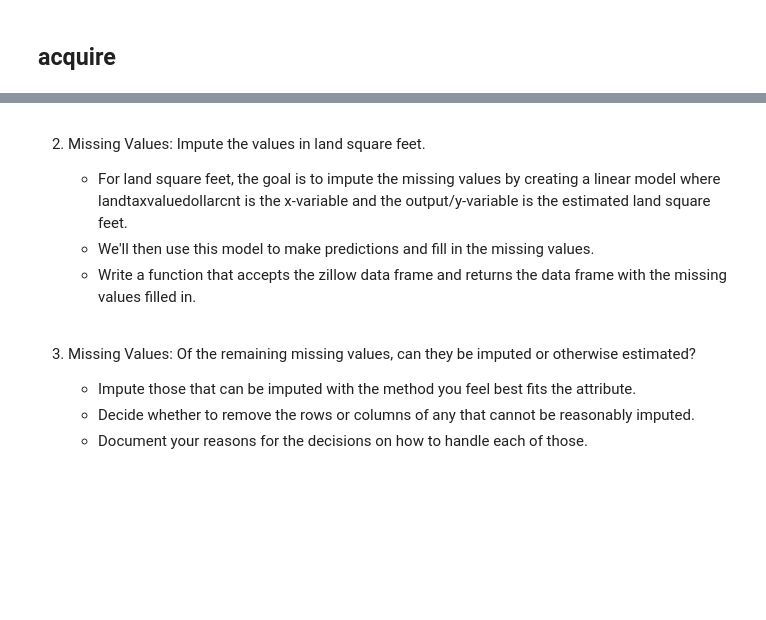
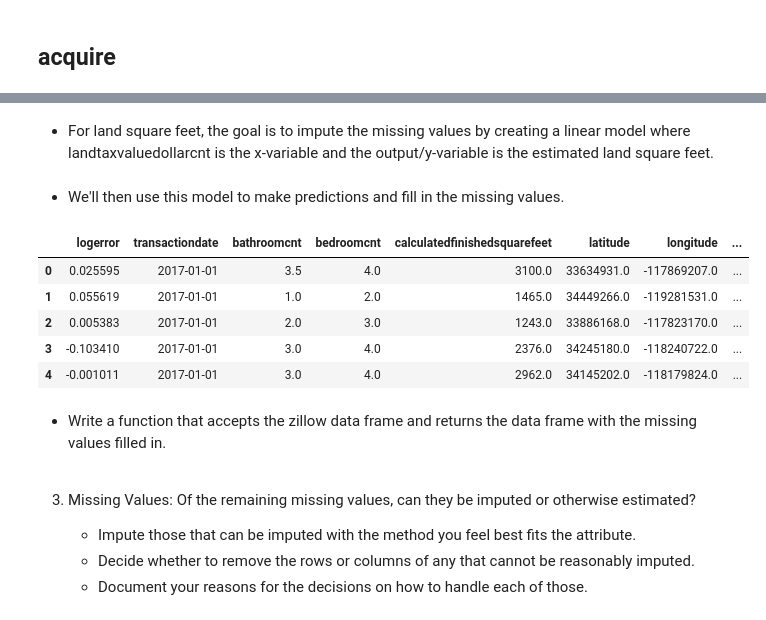
Before and after one commit to JD-Consulting/Zillow-Clustering, a Jupyter notebook: Jeremy_Scratchpad.ipynb, the cells around one changed output, grey strips where cells are left out. Saved outputs shown, nothing was run; the diff lists cells and outputs as text; code cells hidden in the pictures; blank space fills up the shorter version.

```diff
--- a/Jeremy_Scratchpad.ipynb
+++ b/Jeremy_Scratchpad.ipynb
@@ -38,0 +136,4 @@ Ideas:
+# %%
+cols = ['parcelid','fips', 'regionidcity', 'regionidcounty', 'regionidzip',
+       'regionidneighborhood',]
+zillow = change_data(df, cols)
@@ -39,6 +190,26 @@ Ideas:
 # %% [markdown]
-   2. Missing Values: Impute the values in land square feet.
-
-        - For land square feet, the goal is to impute the missing values by creating a linear model where landtaxvaluedollarcnt is the x-variable and the output/y-variable is the estimated land square feet.
-        - We'll then use this model to make predictions and fill in the missing values.
-        - Write a function that accepts the zillow data frame and returns the data frame with the missing values filled in.
+  - For land square feet, the goal is to impute the missing values by creating a linear model where landtaxvaluedollarcnt is the x-variable and the output/y-variable is the estimated land square feet.
+# %%
+preml = zillow[['lotsizesquarefeet', 'landtaxvaluedollarcnt']].fillna(0)
+# %%
+lm = LinearRegression()
+X = preml[['landtaxvaluedollarcnt']]
+y = preml[['lotsizesquarefeet']]
+lm.fit(X, y)
+pred = lm.predict(X)
+scores = []
+
+scores.append(r2_score(X, y))
+# %% [markdown]
+   - We'll then use this model to make predictions and fill in the missing values.
+# %%
+zillow['predict_lotsize'] = lm.predict(X).astype(int)
+# %%
+zillow.head()
+# %% [output]
+|  | logerror | transactiondate | bathroomcnt | bedroomcnt | calculatedfinishedsquarefeet | latitude | longitude | ... |
+| 0 | 0.025595 | 2017-01-01 | 3.5 | 4.0 | 3100.0 | 33634931.0 | -117869207.0 | ... |
+| 1 | 0.055619 | 2017-01-01 | 1.0 | 2.0 | 1465.0 | 34449266.0 | -119281531.0 | ... |
+| 2 | 0.005383 | 2017-01-01 | 2.0 | 3.0 | 1243.0 | 33886168.0 | -117823170.0 | ... |
+| 3 | -0.103410 | 2017-01-01 | 3.0 | 4.0 | 2376.0 | 34245180.0 | -118240722.0 | ... |
+| 4 | -0.001011 | 2017-01-01 | 3.0 | 4.0 | 2962.0 | 34145202.0 | -118179824.0 | ... |
@@ -45,3 +219,5 @@ Ideas:
+# %% [markdown]
+   - Write a function that accepts the zillow data frame and returns the data frame with the missing values filled in.
 # %% [markdown]
    3. Missing Values: Of the remaining missing values, can they be imputed or otherwise estimated?
 
```
Also changed, not shown: parts of 16 cells of this notebook, 1 other file.
